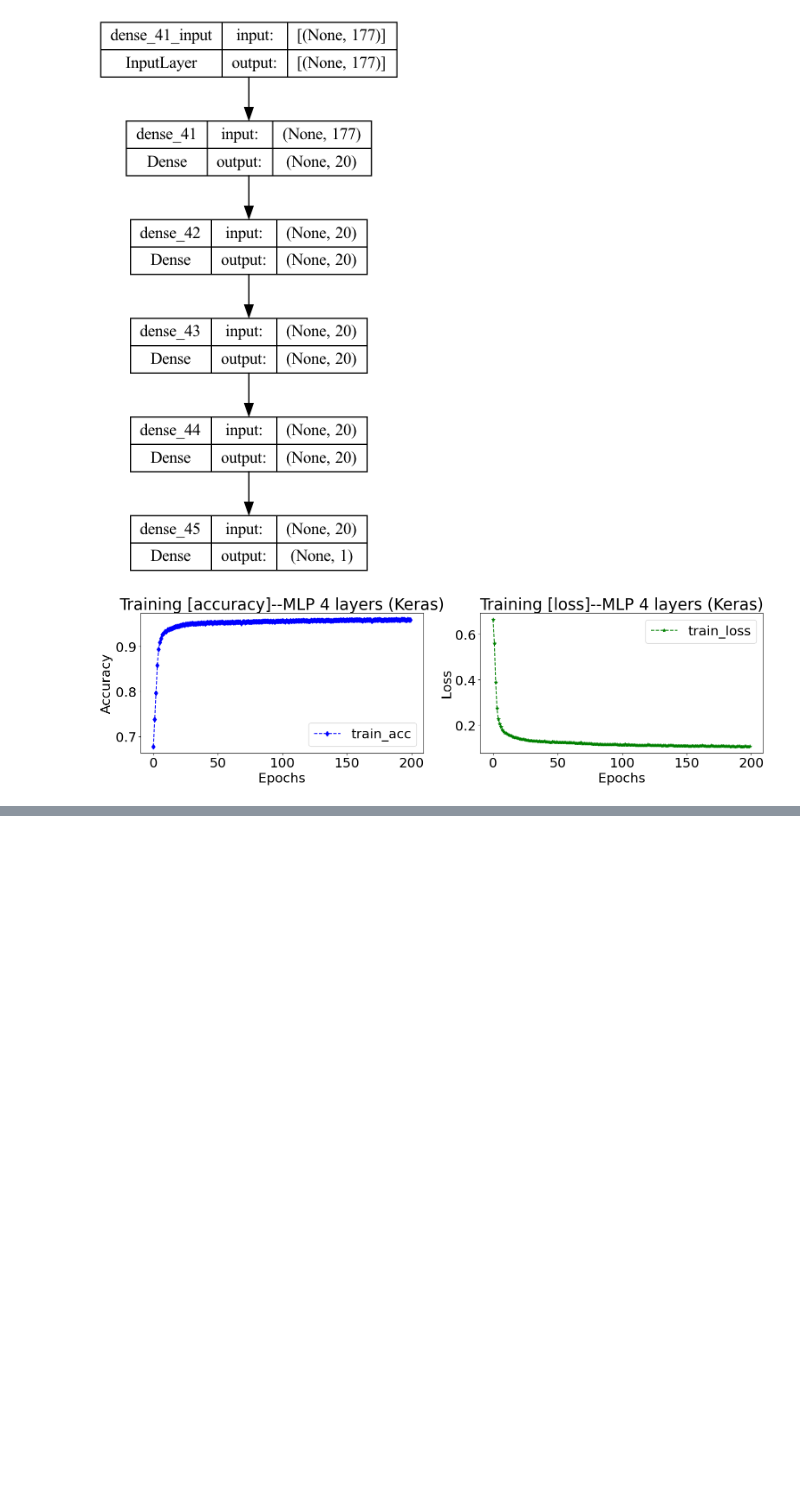
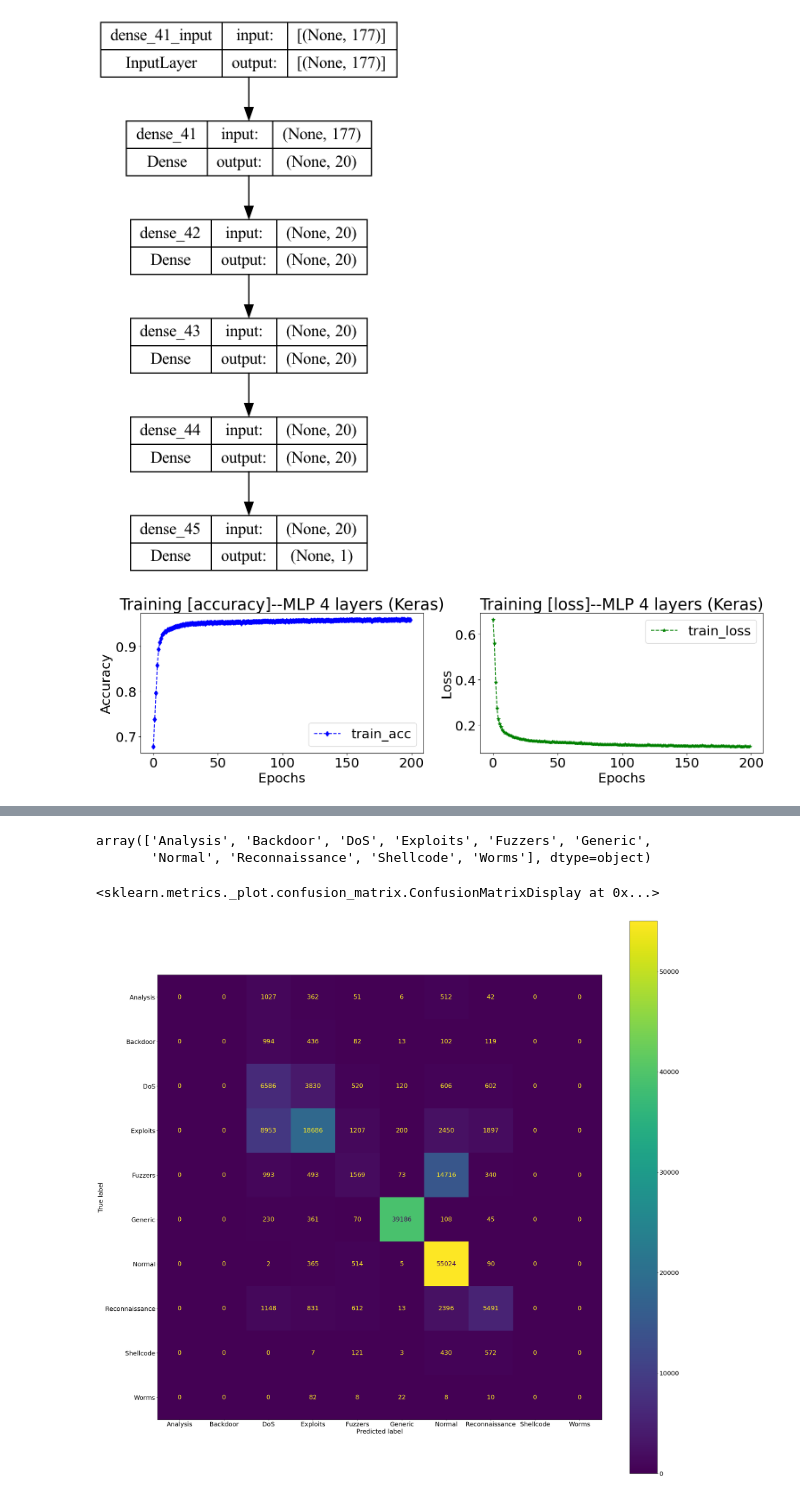
Before and after one commit to cwperks/EAI6980, a Jupyter notebook: Final Project.ipynb, the cells around one changed output, grey strips where cells are left out. Drawn from its saved outputs; the diff is of its cells as text; code cells hidden in the pictures; blank space fills up the shorter version.

```diff
--- a/Final Project.ipynb
+++ b/Final Project.ipynb
@@ -1418,0 +1513,4 @@ model_performance3.head().style.background_gradient(cmap='coolwarm').format({'Ac
+# %%
+y_ind = [np.argmax(row) for row in y_pred]
+# %%
+y_pred = encoder.inverse_transform(y_ind)
@@ -1418,0 +1539,16 @@ model_performance3.head().style.background_gradient(cmap='coolwarm').format({'Ac
+# %%
+cm = confusion_matrix(y_true=y_true, y_pred=y_pred)
+# %%
+disp = ConfusionMatrixDisplay(confusion_matrix=cm, display_labels=encoder.classes_)
+# %%
+encoder.classes_
+# %% [output]
+array(['Analysis', 'Backdoor', 'DoS', 'Exploits', 'Fuzzers', 'Generic',
+       'Normal', 'Reconnaissance', 'Shellcode', 'Worms'], dtype=object)
+# %%
+import matplotlib.pyplot as plt
+fig, ax = plt.subplots(figsize=(35,35))
+disp.plot(ax=ax)
+# %% [output]
+<sklearn.metrics._plot.confusion_matrix.ConfusionMatrixDisplay at 0x...>
+[figure, added]
```
Also changed, not shown: parts of 137 cells of this notebook, 1 other file.
